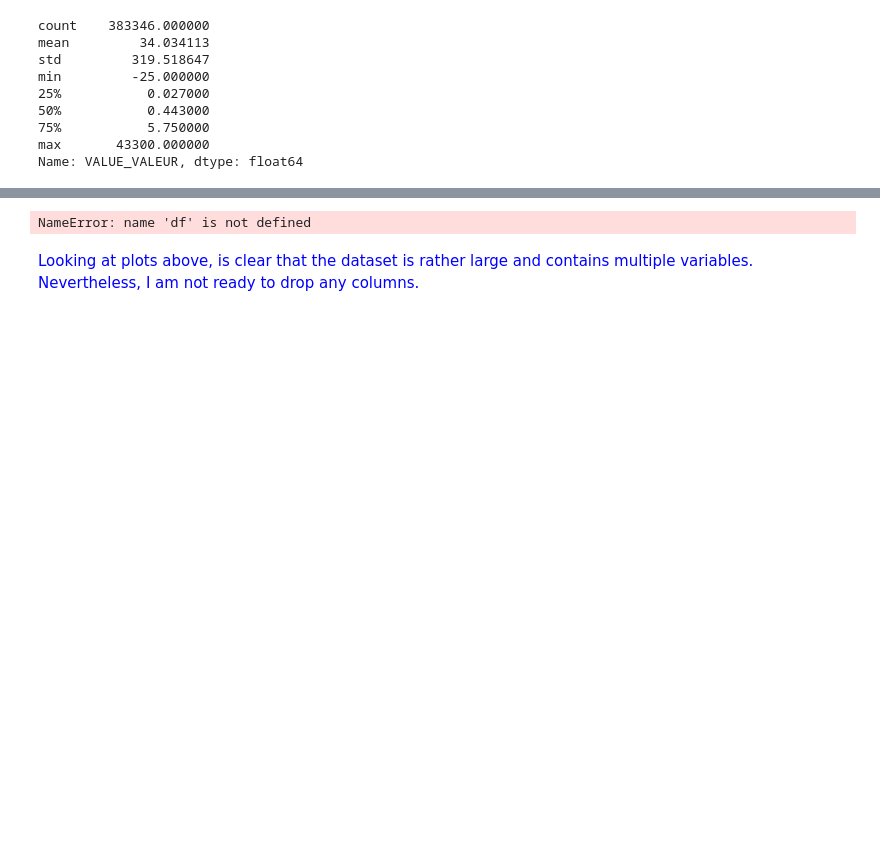
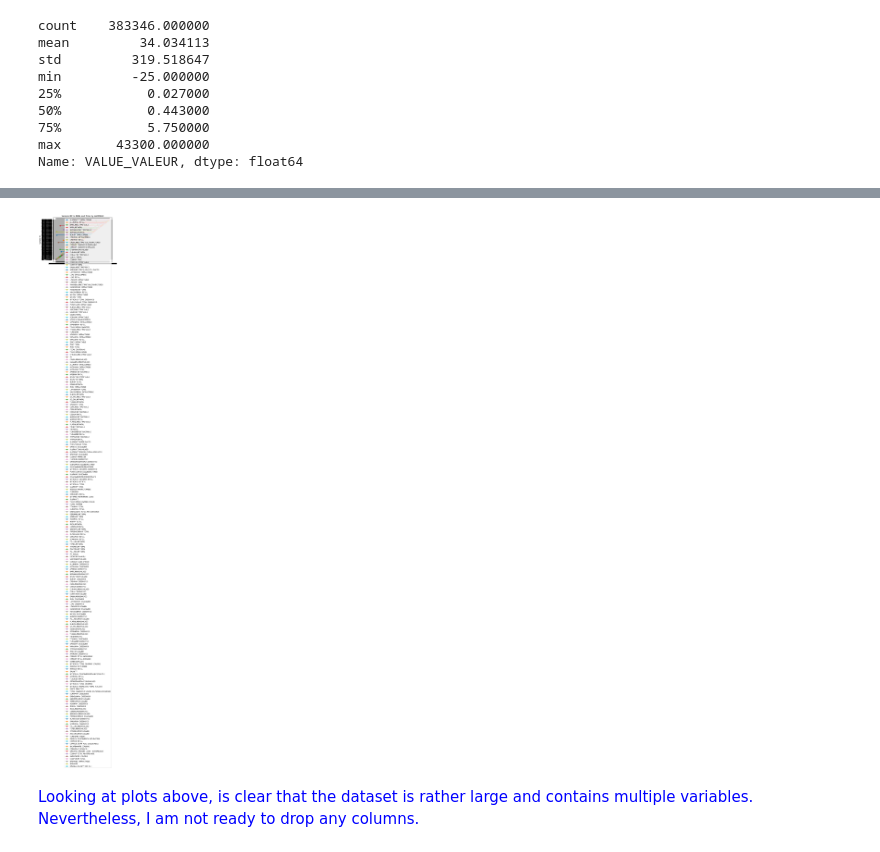
Before and after one commit to datapro4hire/Water, a Jupyter notebook: Capstone Project - Sprint 2.ipynb, the cells around one changed output, grey strips where cells are left out. Cells and saved outputs as stored; diff of their text form; code cells hidden in the pictures; blank space fills up the shorter version.

```diff
--- a/Capstone Project - Sprint 2.ipynb
+++ b/Capstone Project - Sprint 2.ipynb
@@ -1041,18 +1024,18 @@ plt.show()
 # %%
 # Group by VARIABLE and plot the time series for each group
-for variable in df1['VARIABLE'].unique():
-    df1_group = df[df1['VARIABLE'] == variable]
-    plt.plot(df1_group['DATE_TIME_HEURE'], df1_group['SAMPLE_ID_ÉCHANTILLON'], marker='o', label=variable)
+for variable in df['VARIABLE'].unique():
+    df_group = df[df['VARIABLE'] == variable]
+    plt.plot(df_group['DATE_TIME_HEURE'], df_group['SAMPLE_ID_ÉCHANTILLON'], marker='o', label=variable)
 
 plt.xlabel('Date and Time')
 plt.ylabel('Sample ID')
 plt.title('Sample ID vs. Date and Time by VARIABLE')
 plt.grid(True)
 plt.legend()
 plt.tight_layout()
 plt.show()
 # %% [output]
-NameError: name 'df' is not defined
+[figure, added]
 # %% [markdown]
 <font color='blue'> Looking at plots above, is clear that the dataset is rather large and contains multiple variables. Nevertheless, I am not ready to drop any columns.</font>
 # %%
```
Also changed, not shown: parts of 25 cells of this notebook, 25 other files.
